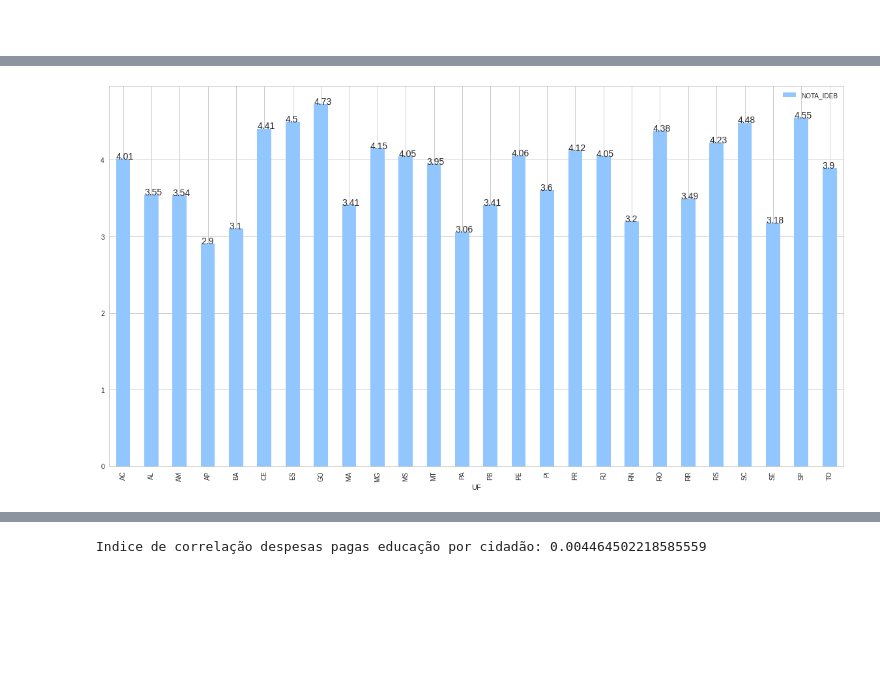
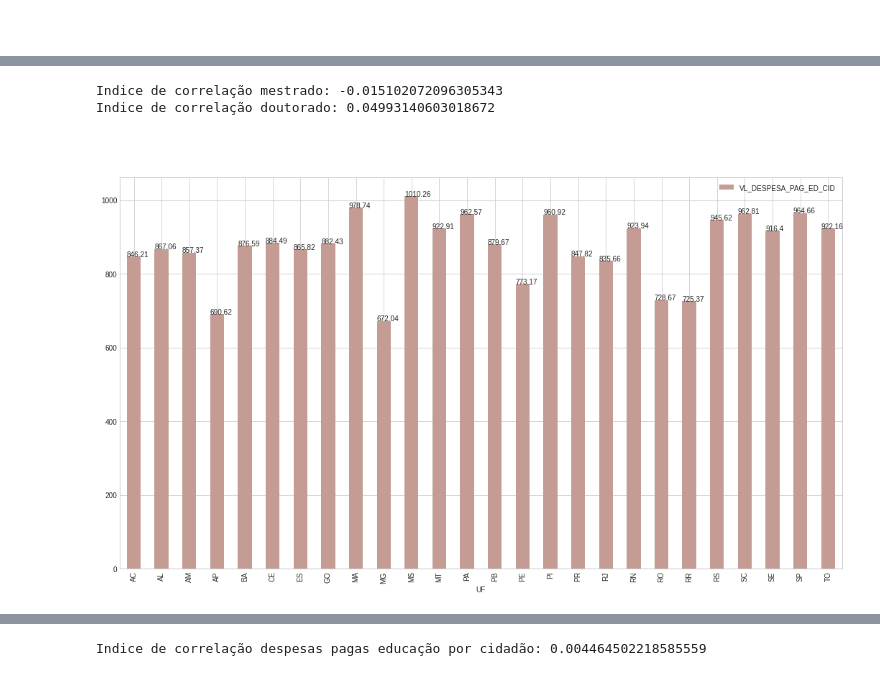
Before and after one commit to matteushc/tcc, a Jupyter notebook: 07-juncao_dados.ipynb, the cells around one changed output, grey strips where cells are left out. Drawn from its saved outputs; the diff is of its cells as text; code cells hidden in the pictures; blank space fills up the shorter version.

```diff
--- a/07-juncao_dados.ipynb
+++ b/07-juncao_dados.ipynb
@@ -71,8 +71,6 @@ final.head()
 # %%
 final['VL_DESPESA_PAG_ED_CID'] = round(final['VL_DESPESA_PAGA_EDUCACAO'] / final['NUM_POPULACAO'], 2)
 final['VL_RECEITA_CID'] = round(final['VL_RECEITA_REALIZADA'] / final['NUM_POPULACAO'], 2)
-
-final['VL_DESPESA_ORC_CID'] = round(final['VL_DESPESA_ORCADA_EDUCACAO'] / final['NUM_POPULACAO'], 2)
 # %%
 final.head()
 # %% [output]
@@ -288,5 +275,7 @@ Indice de correlação area verde existente: 0.16647227737866346
 # %%
 dependencias_lixo = final[['UF', 'IN_LIXO_RECICLA', 'IN_DEPENDENCIAS_PNE']].groupby('UF') \
             .agg(lambda x: x.mean())
-dependencias_lixo.plot(kind='bar', figsize=(18,10), color=['#9ecae1', '#c6dbef'])
+ax = dependencias_lixo.plot(kind='bar', figsize=(18,10), color=['#9ecae1', '#c6dbef'])
+for p in ax.patches:
+    ax.annotate(str(round(p.get_height(),2)), (p.get_x(), p.get_height()))
 # %% [output]
@@ -322,8 +340,18 @@ Indice de correlação Atendimento Educacional Especializado existente: 0.240032
+# %%
+print('Indice de correlação mestrado: ' \
+      + str(final['NOTA_IDEB'].corr(final['IN_06_MESTRADO'])))
+print('Indice de correlação doutorado: ' \
+      + str(final['NOTA_IDEB'].corr(final['IN_07_DOUTORADO'])))
+# %% [output]
+Indice de correlação mestrado: -0.015102072096305343
+Indice de correlação doutorado: 0.04993140603018672
+# %% [markdown]
+<br>
 # %%
-ideb = final[['UF', 'NOTA_IDEB']].groupby('UF').mean()
-ax = ideb.plot(kind='bar', figsize=(18,10))
+invest_ed_cidadao = final[['UF', 'VL_DESPESA_PAG_ED_CID']].groupby('UF').mean()
+ax = invest_ed_cidadao.plot(kind='bar', figsize=(18,10), color='#c49c94')
 
 for p in ax.patches:
     ax.annotate(str(round(p.get_height(),2)), (p.get_x(), p.get_height()))
 # %% [output]
-[figure, old version]
+[figure, new version]
```
Also changed, not shown: parts of 29 cells of this notebook, 1 other file.
